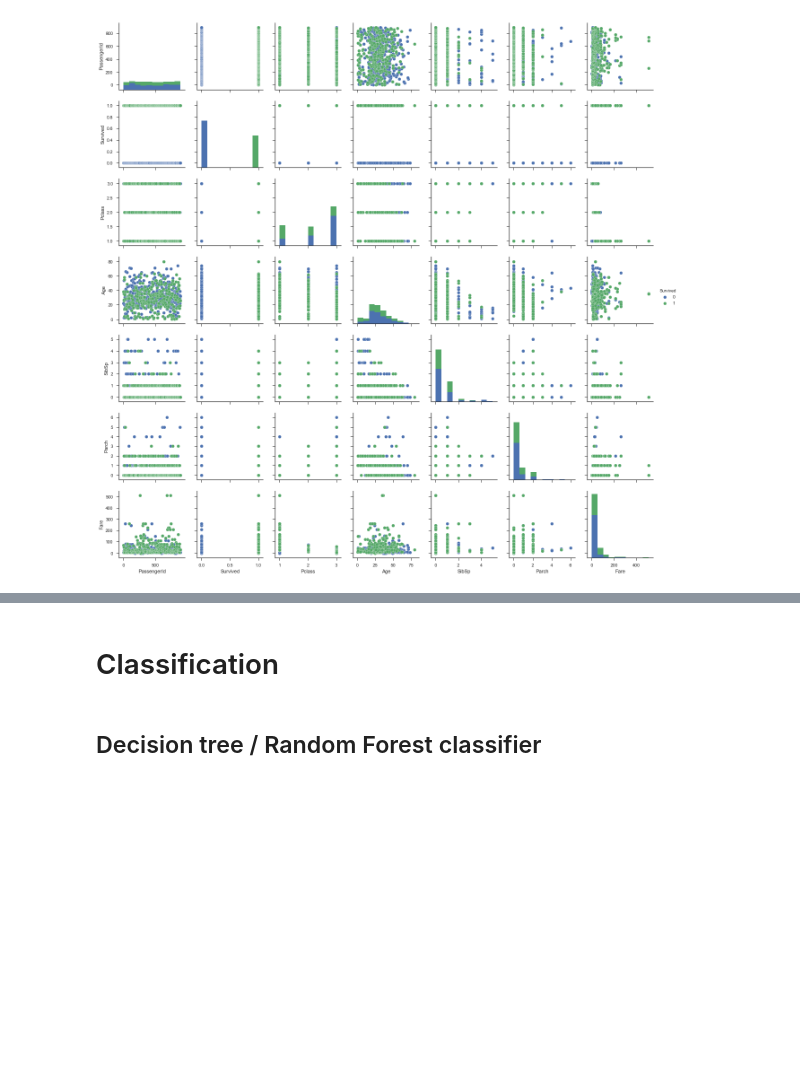
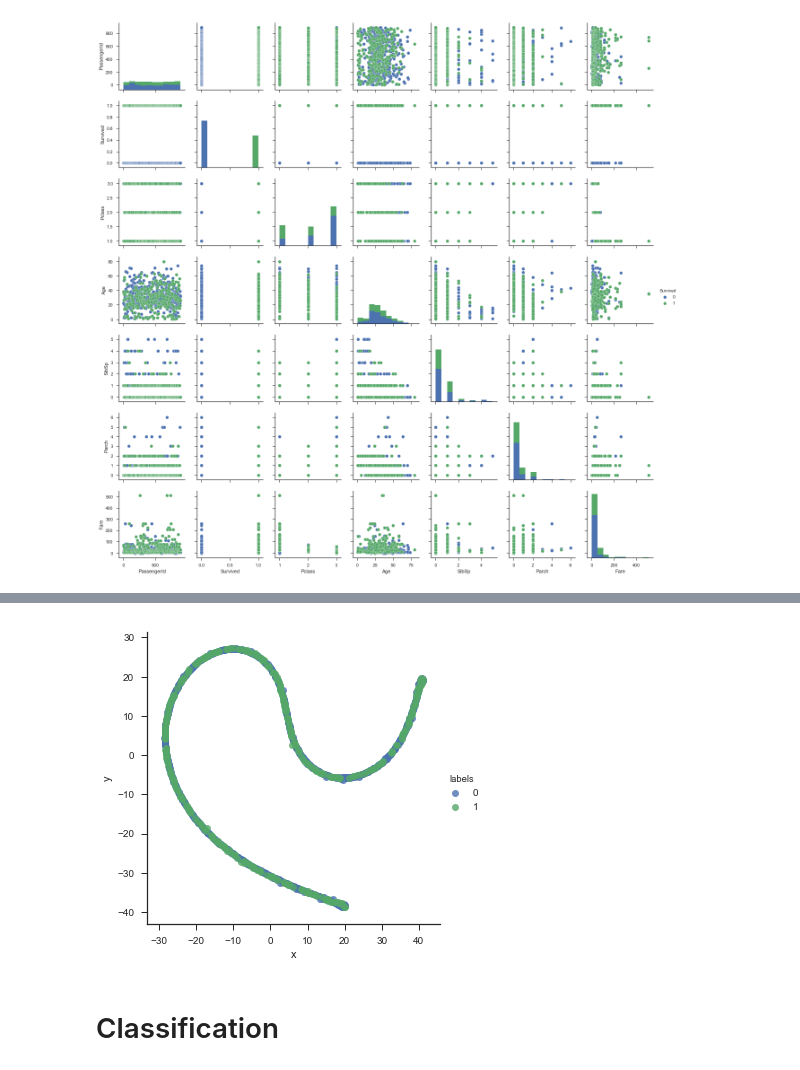
Before and after one commit to thiesgehrmann/kaggle, a Jupyter notebook: titanic/notebook.ipynb, the cells around one changed output, grey strips where cells are left out. Cells and saved outputs as stored; diff of their text form; code cells hidden in the pictures; blank space fills up the shorter version.

```diff
--- a/titanic/notebook.ipynb
+++ b/titanic/notebook.ipynb
@@ -97,4 +274,6 @@ imputableFields =
+# %%
+plotTSNE(normalizedData.drop([labelColumn], axis=1).select_dtypes([np.number]), normalizedData[labelColumn].values)
+# %% [output]
+[figure, added]
 # %% [markdown]
 # Classification
-# %% [markdown]
-## Decision tree / Random Forest classifier
```
Also changed, not shown: parts of 40 cells of this notebook.
